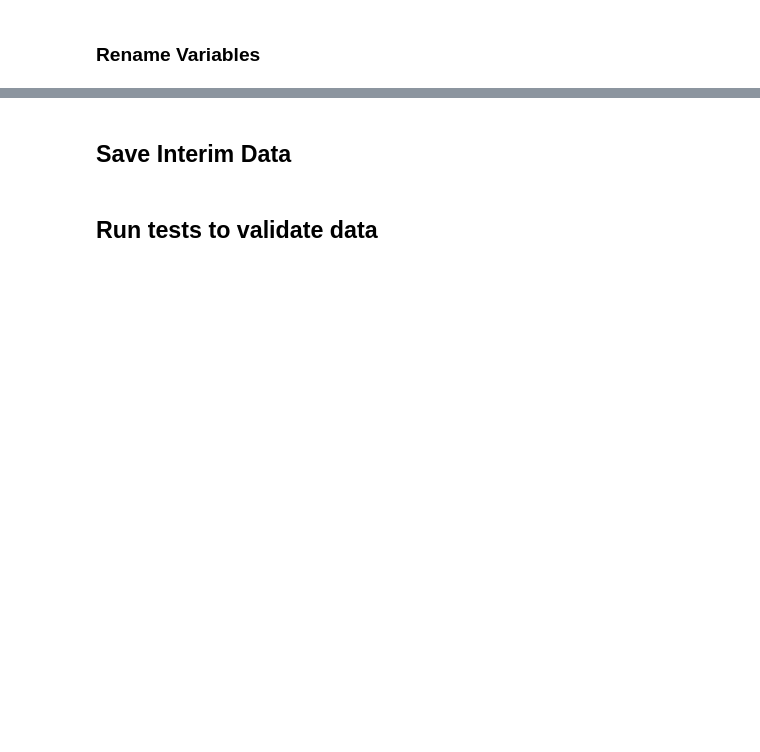
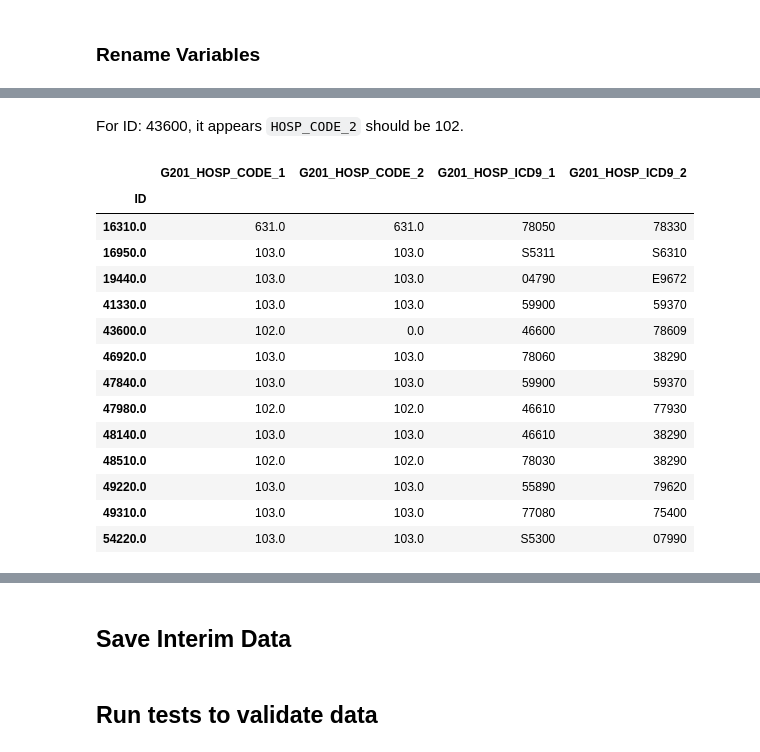
Before and after one commit to matt-humphrey/Injuries-and-Incidents, a Jupyter notebook: notebooks/g201.ipynb, the cells around one changed output, grey strips where cells are left out. Saved outputs shown, nothing was run; the diff lists cells and outputs as text; code cells hidden in the pictures; blank space fills up the shorter version.

```diff
--- a/notebooks/g201.ipynb
+++ b/notebooks/g201.ipynb
@@ -205,2 +250,11 @@ for target_col, condition_col in TEST.items():
+# %%
+DELETE = [
+    "DOB", # should not be included in the dataset; captured in Longitudinal Data/Gen2_Ages.sav
+    "G201_IF13",
+    "G201_INF5",
+    "G201_INC5"
+]
+# %%
+df, meta = delete_variables(df, meta, DELETE)
 # %% [markdown]
 ### Rename Variables
@@ -209,3 +314,2 @@ RENAME = {} # no vars to rename
 # %%
-df = rename_variables(df, RENAME)
-meta = rename_variables(meta, RENAME)
+df, meta = rename_variables(df, meta, RENAME)
@@ -219,2 +315,0 @@ DELETE = [
-# %%
-df = delete_variables(df, DELETE)
@@ -220,0 +415,20 @@ df = delete_variables(df, DELETE)
+# %% [markdown]
+For ID: 43600, it appears `HOSP_CODE_2` should be 102.
+# %%
+df.loc[(df['G201_HOSP_N_2'] == 0) & (df['G201_HOSP_N_1'] != 0) & (df['G201_HOSP_N_3'] != 0), ['G201_HOSP_CODE_1', 'G201_HOSP_CODE_2', 'G201_HOSP_ICD9_1', 'G201_HOSP_ICD9_2',]]
+# %% [output]
+|  | G201_HOSP_CODE_1 | G201_HOSP_CODE_2 | G201_HOSP_ICD9_1 | G201_HOSP_ICD9_2 |
+| ID |  |  |  |  |
+| 16310.0 | 631.0 | 631.0 | 78050 | 78330 |
+| 16950.0 | 103.0 | 103.0 | S5311 | S6310 |
+| 19440.0 | 103.0 | 103.0 | 04790 | E9672 |
+| 41330.0 | 103.0 | 103.0 | 59900 | 59370 |
+| 43600.0 | 102.0 | 0.0 | 46600 | 78609 |
+| 46920.0 | 103.0 | 103.0 | 78060 | 38290 |
+| 47840.0 | 103.0 | 103.0 | 59900 | 59370 |
+| 47980.0 | 102.0 | 102.0 | 46610 | 77930 |
+| 48140.0 | 103.0 | 103.0 | 46610 | 38290 |
+| 48510.0 | 102.0 | 102.0 | 78030 | 38290 |
+| 49220.0 | 103.0 | 103.0 | 55890 | 79620 |
+| 49310.0 | 103.0 | 103.0 | 77080 | 75400 |
+| 54220.0 | 103.0 | 103.0 | S5300 | 07990 |
```
Also changed, not shown: parts of 47 cells of this notebook, 8 other files.
